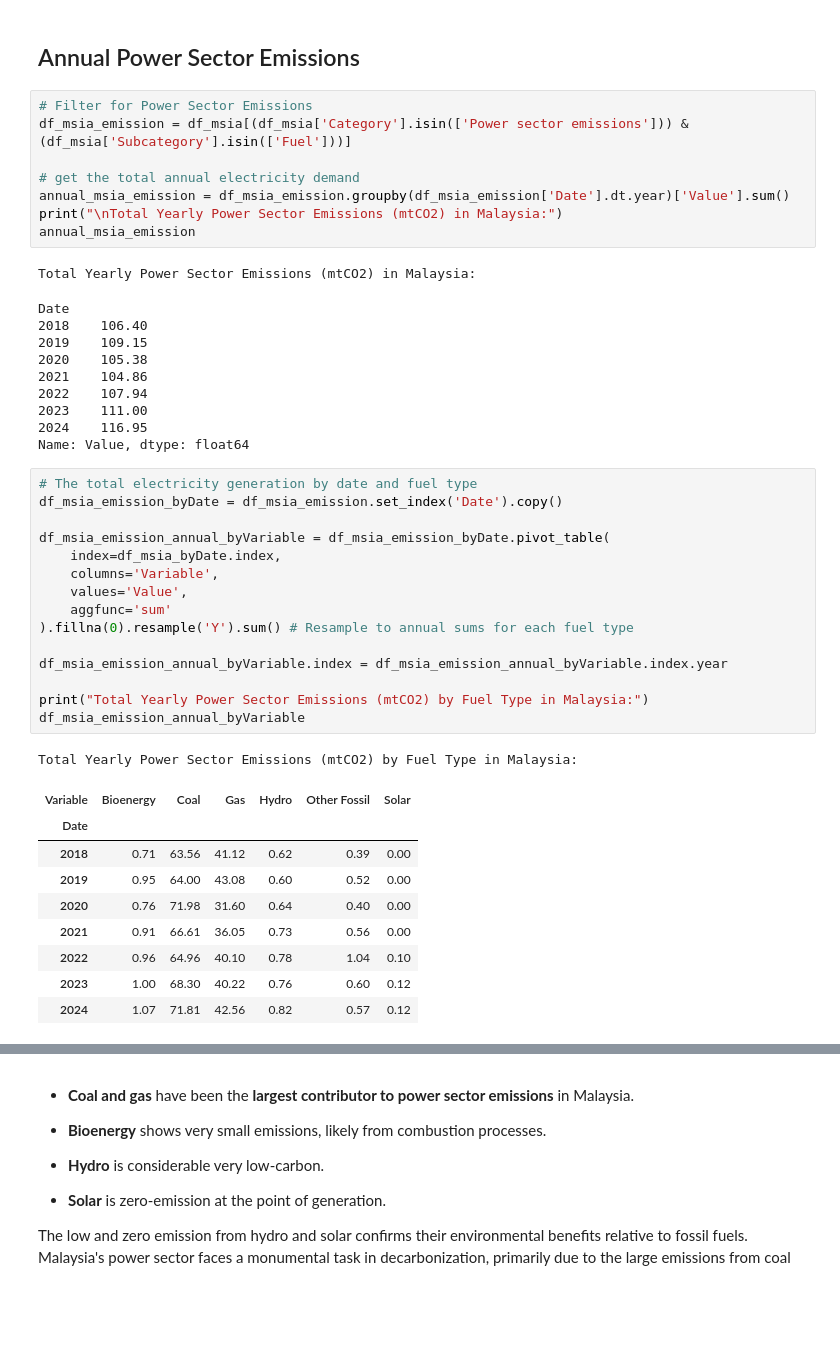
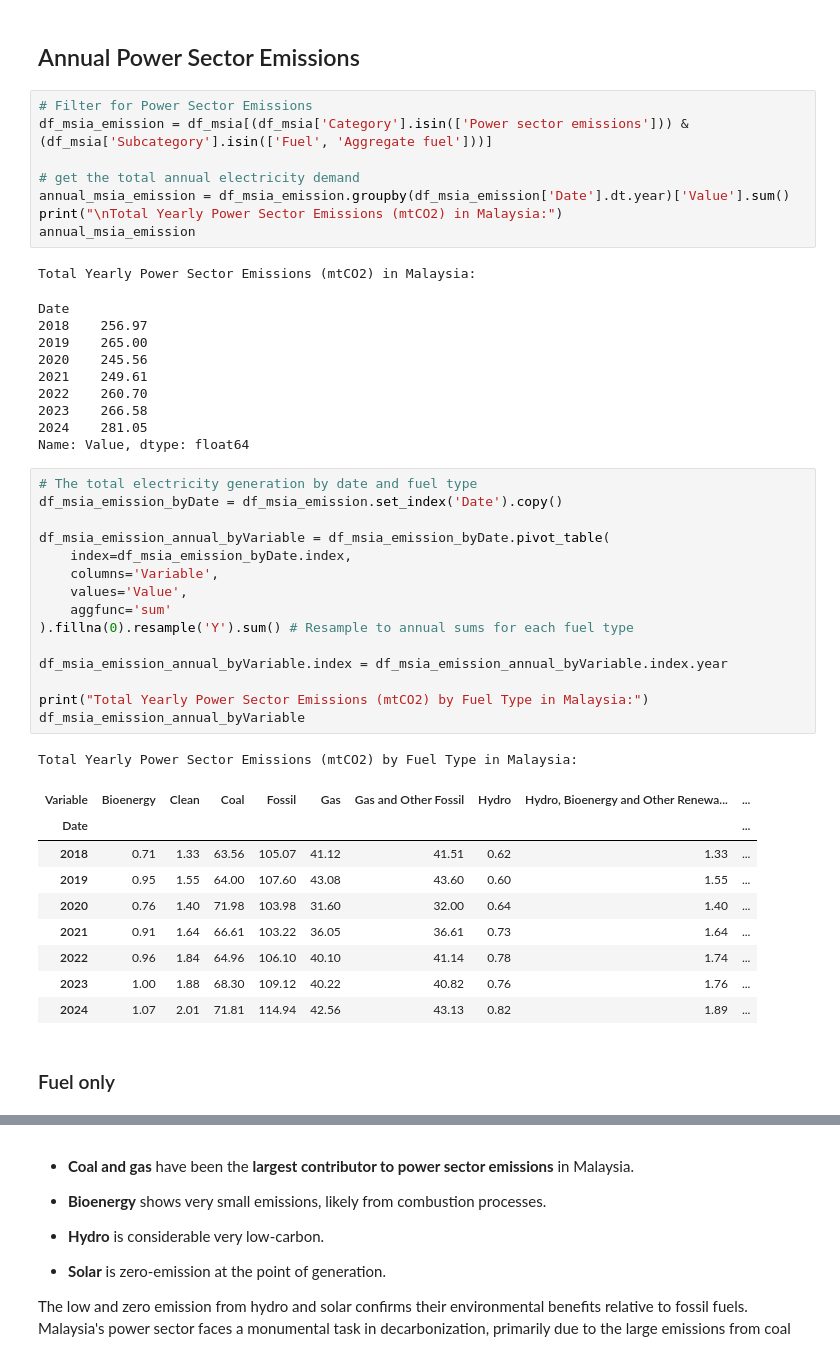
Before and after one commit to kayyyy3/Energy-Analysis, a Jupyter notebook: Ember_Energy_Analysis.ipynb, the cells around one changed output, grey strips where cells are left out. Drawn from its saved outputs; the diff is of its cells as text; blank space fills up the shorter version.

```diff
--- a/Ember_Energy_Analysis.ipynb
+++ b/Ember_Energy_Analysis.ipynb
@@ -242,7 +381,7 @@ Name: Value, dtype: float64
 ## Annual Power Sector Emissions
 # %%
 # Filter for Power Sector Emissions
-df_msia_emission = df_msia[(df_msia['Category'].isin(['Power sector emissions'])) & (df_msia['Subcategory'].isin(['Fuel']))]
+df_msia_emission = df_msia[(df_msia['Category'].isin(['Power sector emissions'])) & (df_msia['Subcategory'].isin(['Fuel', 'Aggregate fuel']))]
 
 # get the total annual electricity demand
 annual_msia_emission = df_msia_emission.groupby(df_msia_emission['Date'].dt.year)['Value'].sum()
@@ -251,37 +390,39 @@ annual_msia_emission
 # %% [output]
 Total Yearly Power Sector Emissions (mtCO2) in Malaysia:
 Date
-2018    106.40
-2019    109.15
-2020    105.38
-2021    104.86
-2022    107.94
-2023    111.00
-2024    116.95
+2018    256.97
+2019    265.00
+2020    245.56
+2021    249.61
+2022    260.70
+2023    266.58
+2024    281.05
 Name: Value, dtype: float64
 # %%
 # The total electricity generation by date and fuel type
 df_msia_emission_byDate = df_msia_emission.set_index('Date').copy()
 
 df_msia_emission_annual_byVariable = df_msia_emission_byDate.pivot_table(
-    index=df_msia_byDate.index,
+    index=df_msia_emission_byDate.index,
     columns='Variable',
     values='Value',
     aggfunc='sum'
 ).fillna(0).resample('Y').sum() # Resample to annual sums for each fuel type
 
 df_msia_emission_annual_byVariable.index = df_msia_emission_annual_byVariable.index.year
 
 print("Total Yearly Power Sector Emissions (mtCO2) by Fuel Type in Malaysia:")
 df_msia_emission_annual_byVariable
 # %% [output]
 Total Yearly Power Sector Emissions (mtCO2) by Fuel Type in Malaysia:
-| Variable | Bioenergy | Coal | Gas | Hydro | Other Fossil | Solar |
-| Date |  |  |  |  |  |  |
-| 2018 | 0.71 | 63.56 | 41.12 | 0.62 | 0.39 | 0.00 |
-| 2019 | 0.95 | 64.00 | 43.08 | 0.60 | 0.52 | 0.00 |
-| 2020 | 0.76 | 71.98 | 31.60 | 0.64 | 0.40 | 0.00 |
-| 2021 | 0.91 | 66.61 | 36.05 | 0.73 | 0.56 | 0.00 |
-| 2022 | 0.96 | 64.96 | 40.10 | 0.78 | 1.04 | 0.10 |
-| 2023 | 1.00 | 68.30 | 40.22 | 0.76 | 0.60 | 0.12 |
-| 2024 | 1.07 | 71.81 | 42.56 | 0.82 | 0.57 | 0.12 |
+| Variable | Bioenergy | Clean | Coal | Fossil | Gas | Gas and Other Fossil | Hydro | Hydro, Bioenergy and Other Renewa... | ... |
+| Date |  |  |  |  |  |  |  |  | ... |
+| 2018 | 0.71 | 1.33 | 63.56 | 105.07 | 41.12 | 41.51 | 0.62 | 1.33 | ... |
+| 2019 | 0.95 | 1.55 | 64.00 | 107.60 | 43.08 | 43.60 | 0.60 | 1.55 | ... |
+| 2020 | 0.76 | 1.40 | 71.98 | 103.98 | 31.60 | 32.00 | 0.64 | 1.40 | ... |
+| 2021 | 0.91 | 1.64 | 66.61 | 103.22 | 36.05 | 36.61 | 0.73 | 1.64 | ... |
+| 2022 | 0.96 | 1.84 | 64.96 | 106.10 | 40.10 | 41.14 | 0.78 | 1.74 | ... |
+| 2023 | 1.00 | 1.88 | 68.30 | 109.12 | 40.22 | 40.82 | 0.76 | 1.76 | ... |
+| 2024 | 1.07 | 2.01 | 71.81 | 114.94 | 42.56 | 43.13 | 0.82 | 1.89 | ... |
+# %% [markdown]
+### Fuel only
```
Also changed, not shown: parts of 23 cells of this notebook.
